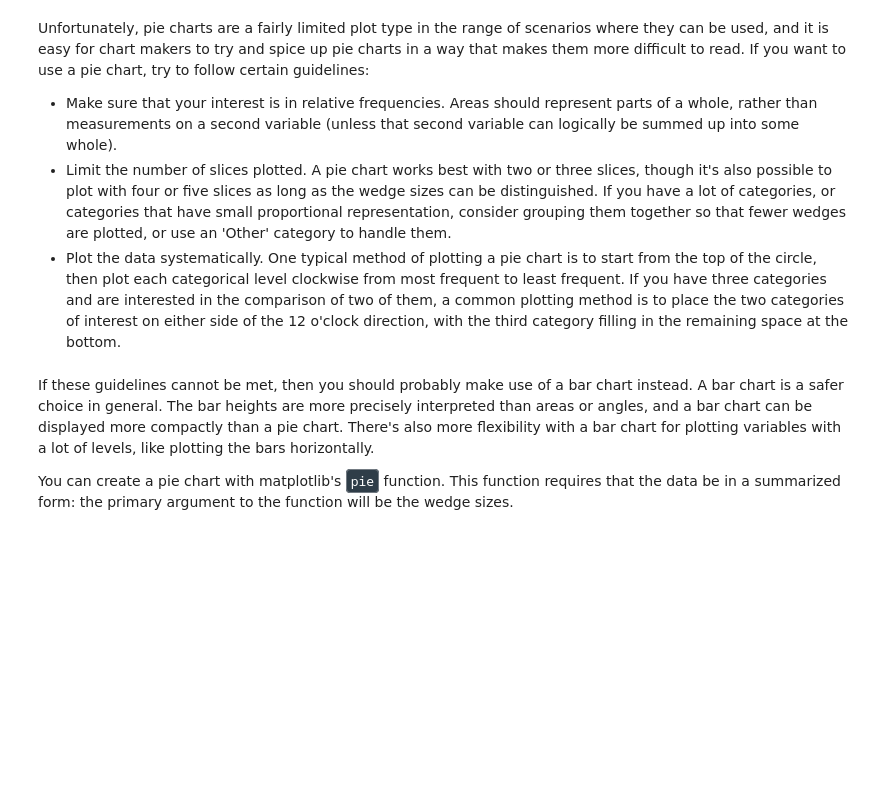
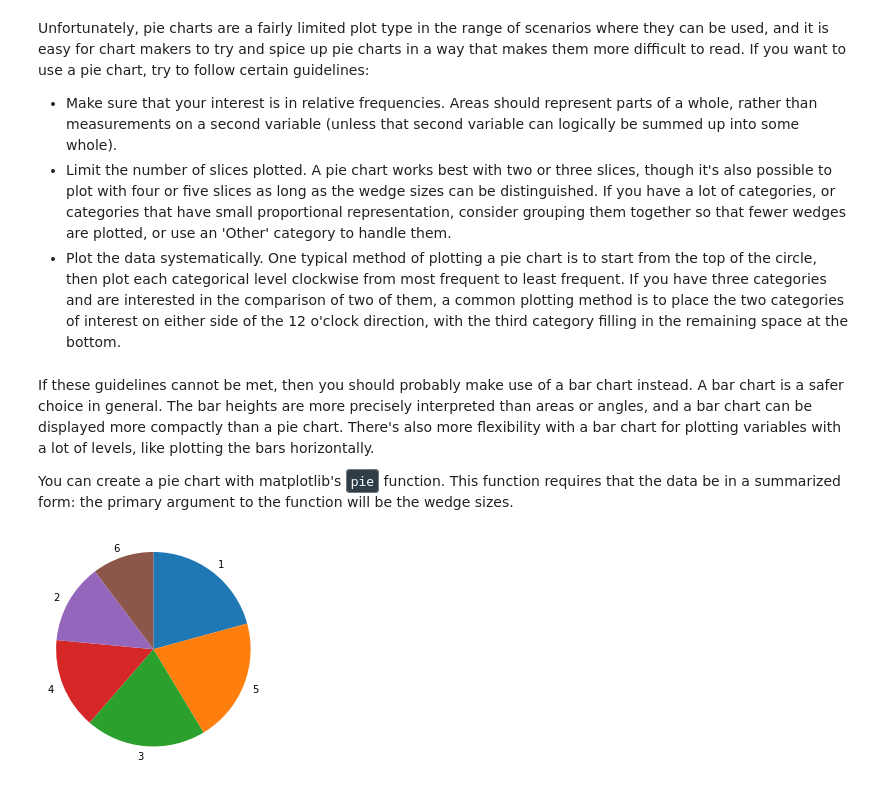
Before and after one commit to monaen/FDHS-2022Spring, a Jupyter notebook: projects/Matplotlib and Seaborn.ipynb, the cells around one changed output. Cells and saved outputs as stored; diff of their text form; code cells hidden in the pictures; blank space fills up the shorter version.

```diff
--- a/projects/Matplotlib and Seaborn.ipynb
+++ b/projects/Matplotlib and Seaborn.ipynb
@@ -145,6 +145,7 @@ You can create a pie chart with matplotlib's <code style="color:#fff;background-
 # %%
 # code for the pie chart seen above
 sorted_counts = pokemon['Generation'].value_counts()
-plt.pie(sorted_counts, labels = sorted_counts.index, startangle = 90,
-        counterclock = False);
-plt.axis('square')
+plt.pie(sorted_counts, labels = sorted_counts.index, startangle = 90, counterclock = False);
+plt.axis('square');
+# %% [output]
+[figure, added]
```
Also changed, not shown: parts of 59 cells of this notebook, 4 other files.
